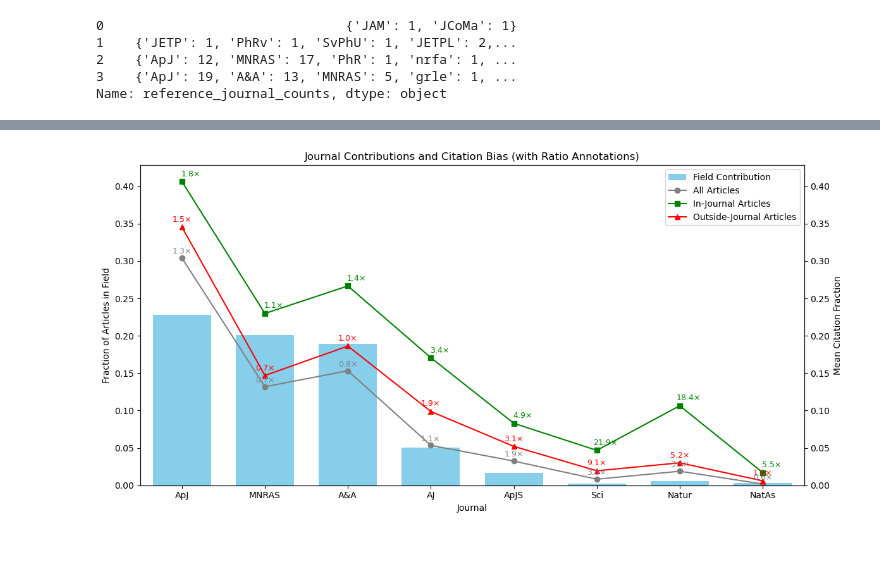
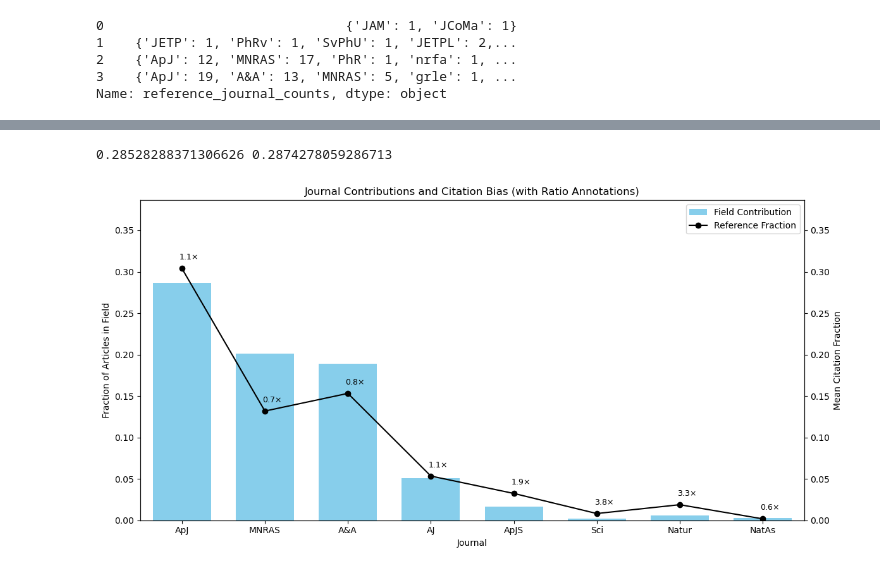
Before and after one commit to vadibekyan/ads_stats, a Jupyter notebook: ads_data_references_github.ipynb, the cells around one changed output, grey strips where cells are left out. Saved outputs shown, nothing was run; the diff lists cells and outputs as text; code cells hidden in the pictures.

Commit message:
Improve JournalReferenceAnalyzer class

```diff
--- a/ads_data_references_github.ipynb
+++ b/ads_data_references_github.ipynb
@@ -65,7 +66,7 @@ keywords_to_search = all_data_ref['grouped_keywords'].unique().tolist()
 #keywords_to_search = ['exoplanet', 'star', 'AGN', 'Galaxy', 'Astrobiology', 'Asteroseismology']
 
 top10_table = get_top_journals_by_keyword_contains(all_data_ref, keyword_col = 'grouped_keywords', keyword_list=keywords_to_search, top_n=10)
-top_journals = get_top_journals_by_keyword_contains(all_data_ref, keyword_col = 'grouped_keywords', keyword_list=keywords_to_search, top_n=6)
+top_journals = get_top_journals_by_keyword_contains(all_data_ref, keyword_col = 'grouped_keywords', keyword_list=keywords_to_search, top_n=5)
 
 top10_table.head(10)
 # %% [output]
@@ -295,4 +317,4 @@ class JournalReferenceAnalyzer:
         return df.round(decimals)
 # %%
 astro_top_journal_list = top_journals['Astronomy_journal'].tolist() + ['Sci', 'Natur', 'NatAs']
-astro_top_journal_list = [j for j in astro_top_journal_list if j != 'ApJL']
+#astro_top_journal_list = [j for j in astro_top_journal_list if j != 'ApJL']
@@ -306,3 +321,18 @@ comparison_df = analyzer.compare_field_and_author_bias(
+# %%
+all_data_ref_clean_10_years = all_data_ref_clean[all_data_ref_clean.year > 2014]
+
+analyzer_all = JournalReferenceAnalyzer(all_data_ref_clean, keyword_col='grouped_keywords',)
+comparison_df_all = analyzer_all.compare_field_and_author_bias(
+    keyword="Astronomy",
+    journal_list= astro_top_journal_list
+)
+
+all_data_ref_clean_5years = all_data_ref_clean[all_data_ref_clean.year > 2019]
+analyzer_5years = JournalReferenceAnalyzer(all_data_ref_clean_5years, keyword_col='grouped_keywords',)
+comparison_df_5years = analyzer_5years.compare_field_and_author_bias(
+    keyword="Astronomy",
+    journal_list= astro_top_journal_list
+)
 # %%
 relevant_columns = ['journal',
        'n_in_journal_author', 'n_outside_journal_author',
@@ -340,7 +358,18 @@ summary_df_display
+# %%
+from statsmodels.stats.proportion import proportion_confint
+
+# Inputs:
+# k = number of successes (e.g. articles in ApJ)
+# n = total number of trials (e.g. all articles in Astronomy)
+# method = 'wilson', 'agresti_coull', 'jeffreys', 'beta', 'binom_test', etc.
+k = 50315
+n = 175709
+low, high = proportion_confint(count=k, nobs=n, alpha=0.32, method='wilson')
+print (low, high)
+# %% [output]
+0.28528288371306626 0.2874278059286713
 # %%
-import matplotlib.pyplot as plt
-
-def plot_journal_contributions_and_bias(comparison_df):
+def plot_journal_contributions_and_bias(comparison_df, years = '5_years'):
     """
     Plots journal contributions to the field and citation bias metrics.
 
@@ -375,44 +404,44 @@ def plot_journal_contributions_and_bias(comparison_df):
     ax1.set_xlabel('Journal')
     ax1.set_title('Journal Contributions and Citation Bias (with Ratio Annotations)')
     ax1.set_xlim(-0.5, len(journals_with_other) - 0.5)
-    ax1.set_ylim(0, max(fractions_with_other) + 0.2)
+    ax1.set_ylim(0, max(fractions_with_other) + 0.1)
 
     for bar in bars:
         height = bar.get_height()
         #ax1.annotate(f"{height:.3f}", xy=(bar.get_x() + bar.get_width() / 3, height),
         #             xytext=(0, 3), textcoords="offset points", ha='center', va='bottom', fontsize=9)
 
     # Twin axis for citation lines
     ax2 = ax1.twinx()
     ax2.set_ylim(ax1.get_ylim())
 
     x_ticks = range(len(comparison_df))
 
-    line1 = ax2.plot(x_ticks, comparison_df["mean_f_all_articles"], marker='o', color='gray', label='All Articles')
-    line2 = ax2.plot(x_ticks, comparison_df["mean_f_in_journal_author"], marker='s', color='green', label='In-Journal Articles')
-    line3 = ax2.plot(x_ticks, comparison_df["mean_f_outside_journal_author"], marker='^', color='red', label='Outside-Journal Articles')
+    line1 = ax2.plot(x_ticks, comparison_df["mean_f_all_articles"], marker='o', color='black', label='Reference Fraction')
+    #line2 = ax2.plot(x_ticks, comparison_df["mean_f_in_journal_author"], marker='s', color='green', label='In-Journal Articles')
+    #line3 = ax2.plot(x_ticks, comparison_df["mean_f_outside_journal_author"], marker='^', color='red', label='Outside-Journal Articles')
     ax2.set_ylabel('Mean Citation Fraction')
 
     # Annotate ratios
     for i, x in enumerate(x_ticks):
         ax2.annotate(f"{ratios_all[i]:.1f}×", xy=(x, comparison_df["mean_f_all_articles"].iloc[i]),
-                     xytext=(0, 5), textcoords="offset points", ha='center', color='gray', fontsize=9)
-        ax2.annotate(f"{ratios_in[i]:.1f}×", xy=(x, comparison_df["mean_f_in_journal_author"].iloc[i]),
-                     xytext=(10, 6), textcoords="offset points", ha='center', color='green', fontsize=9)
-        ax2.annotate(f"{ratios_out[i]:.1f}×", xy=(x, comparison_df["mean_f_outside_journal_author"].iloc[i]),
-                     xytext=(0, 6), textcoords="offset points", ha='center', color='red', fontsize=9)
+                     xytext=(8, 10), textcoords="offset points", ha='center', color='black', fontsize=9)
+        #ax2.annotate(f"{ratios_in[i]:.1f}×", xy=(x, comparison_df["mean_f_in_journal_author"].iloc[i]),
+        #             xytext=(10, 6), textcoords="offset points", ha='center', color='green', fontsize=9)
+        #ax2.annotate(f"{ratios_out[i]:.1f}×", xy=(x, comparison_df["mean_f_outside_journal_author"].iloc[i]),
+        #             xytext=(0, 6), textcoords="offset points", ha='center', color='red', fontsize=9)
 
     # Combine legends
     lines, labels = ax1.get_legend_handles_labels()
     lines2, labels2 = ax2.get_legend_handles_labels()
     ax1.legend(lines + lines2, labels + labels2, loc='upper right')
 
     plt.tight_layout()
-    plt.savefig("figures/journal_contributions_bias.png", dpi=300, bbox_inches='tight')  # or .pdf
+    plt.savefig(f"figures/journal_contributions_bias_{years}.png", dpi=300, bbox_inches='tight')  # or .pdf
     plt.show()
 
 
 # Example usage:
-plot_journal_contributions_and_bias(comparison_df)
+plot_journal_contributions_and_bias(comparison_df_all, years = 'all')
 # %% [output]
-[figure, old version]
+[figure, new version]
```
Also changed, not shown: parts of 10 cells of this notebook, 2 other files.
